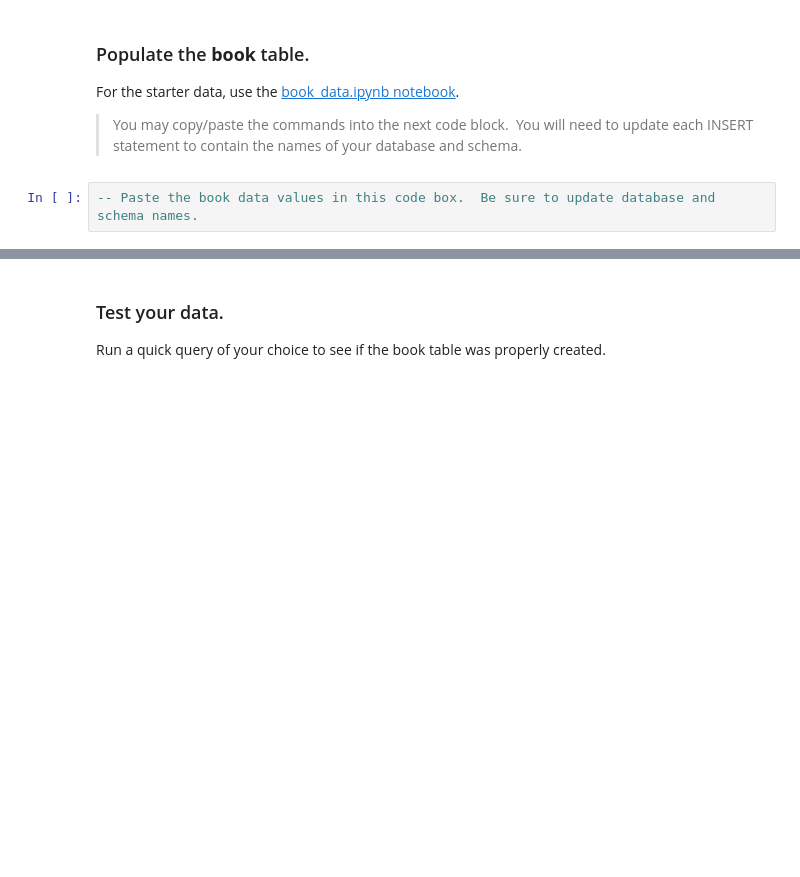
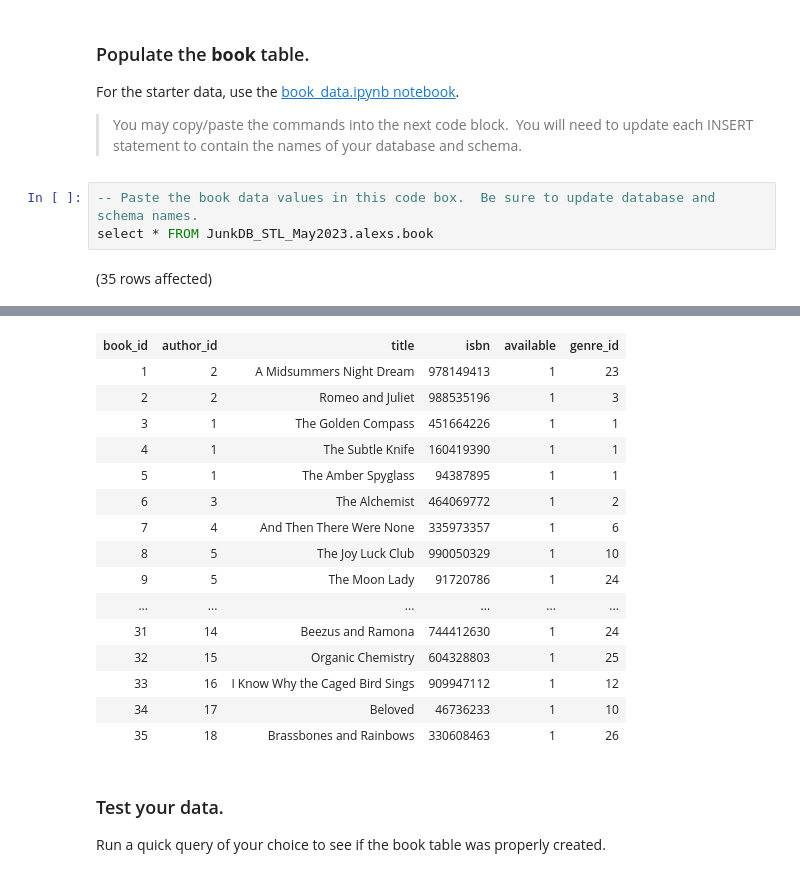
Before and after one commit to yayasanya/SQL-Part-5-Studio, a Jupyter notebook: Studio.ipynb, the cells around one changed output, grey strips where cells are left out. Cells and saved outputs as stored; diff of their text form; blank space fills up the shorter version.

```diff
--- a/Studio.ipynb
+++ b/Studio.ipynb
@@ -57,3 +68,6 @@ For the starter data, use the [book\_data.ipynb notebook](https://github.com/sp
 > You may copy/paste the commands into the next code block.  You will need to update each INSERT statement to contain the names of your database and schema.
 # %%
 -- Paste the book data values in this code box.  Be sure to update database and schema names.
+select * FROM JunkDB_STL_May2023.alexs.book
+# %% [output]
+(35 rows affected)
@@ -60,3 +75,19 @@ For the starter data, use the [book\_data.ipynb notebook](https://github.com/sp
+| book_id | author_id | title | isbn | available | genre_id |
+| 1 | 2 | A Midsummers Night Dream | 978149413 | 1 | 23 |
+| 2 | 2 | Romeo and Juliet | 988535196 | 1 | 3 |
+| 3 | 1 | The Golden Compass | 451664226 | 1 | 1 |
+| 4 | 1 | The Subtle Knife | 160419390 | 1 | 1 |
+| 5 | 1 | The Amber Spyglass | 94387895 | 1 | 1 |
+| 6 | 3 | The Alchemist | 464069772 | 1 | 2 |
+| 7 | 4 | And Then There Were None | 335973357 | 1 | 6 |
+| 8 | 5 | The Joy Luck Club | 990050329 | 1 | 10 |
+| 9 | 5 | The Moon Lady | 91720786 | 1 | 24 |
+| ... | ... | ... | ... | ... | ... |
+| 31 | 14 | Beezus and Ramona | 744412630 | 1 | 24 |
+| 32 | 15 | Organic Chemistry | 604328803 | 1 | 25 |
+| 33 | 16 | I Know Why the Caged Bird Sings | 909947112 | 1 | 12 |
+| 34 | 17 | Beloved | 46736233 | 1 | 10 |
+| 35 | 18 | Brassbones and Rainbows | 330608463 | 1 | 26 |
 # %% [markdown]
 ### Test your data.
 
```
Also changed, not shown: parts of 27 cells of this notebook, 1 other file.
